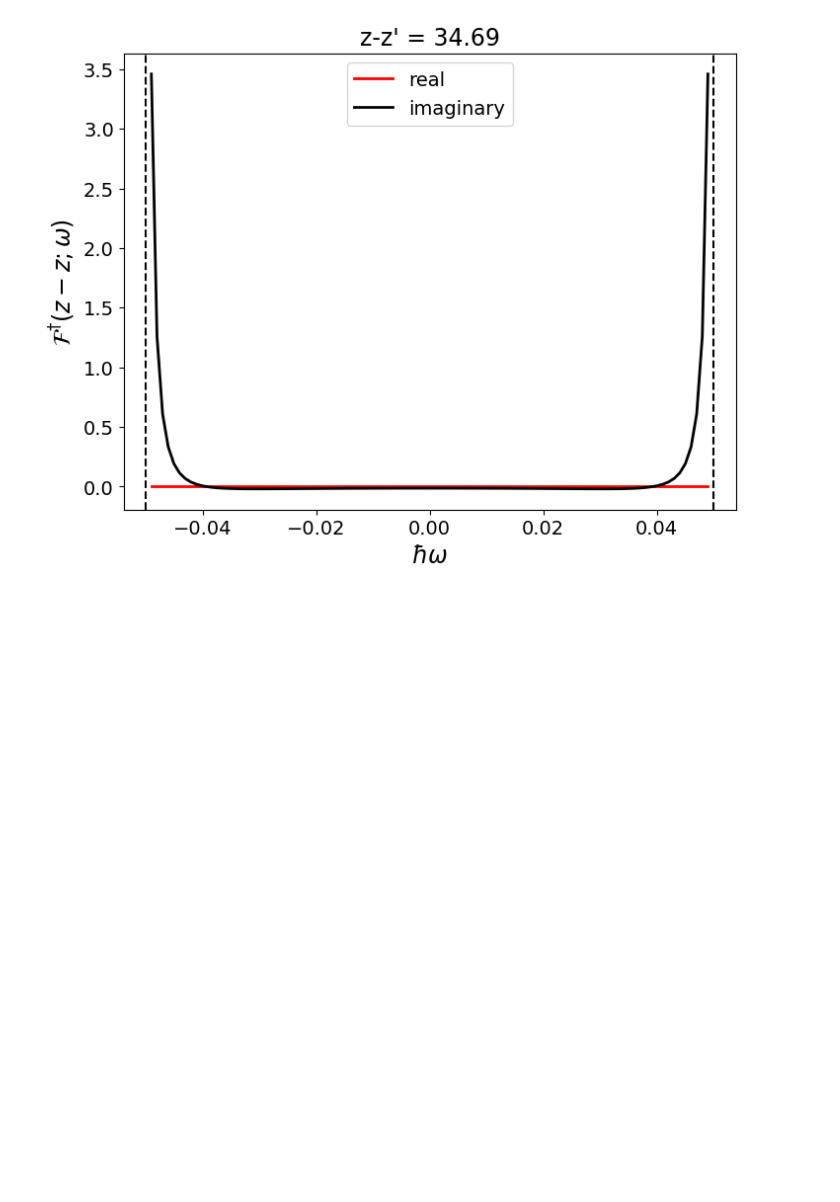
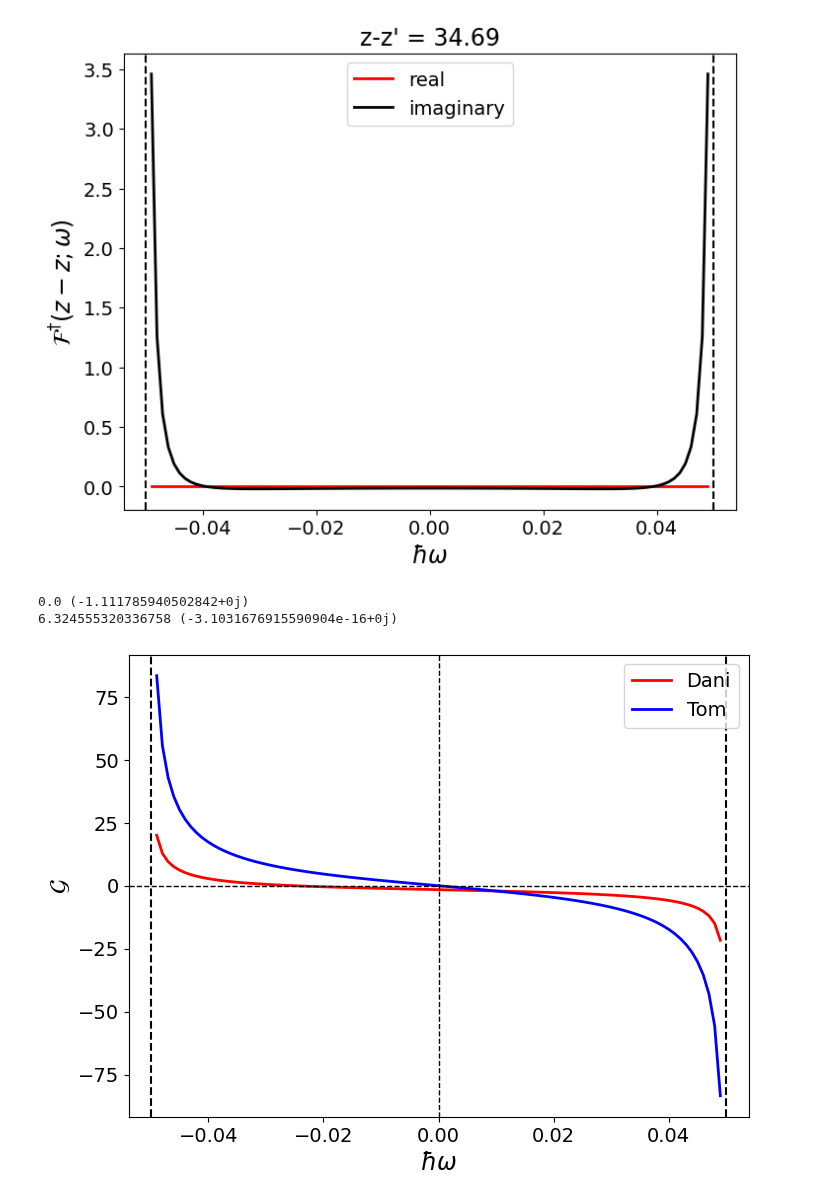
Before and after one commit to danidimic/MTI_SC_Gorkov, a Jupyter notebook: GSC.ipynb, the cells around one changed output. Drawn from its saved outputs; the diff is of its cells as text; code cells hidden in the pictures; blank space fills up the shorter version.

```diff
--- a/GSC.ipynb
+++ b/GSC.ipynb
@@ -307,14 +307,14 @@ def GFnormal(z, Z, kx, ky, mu, Delta, w, t = 1., hbar = 1.):
     # energy e0
     e0 = t*(kx**2+ky**2)-mu
     # frequency w0
-    w0 = np.sqrt( complex((hbar*w)**2 - np.abs(Delta)**2) )
+    w0 = np.sqrt(complex( (hbar*w)**2 - np.abs(Delta)**2 ))
 
     # Omega plus/minus
-    Wp = hbar*w+w0; Wm = hbar*w-w0
+    Wp = hbar*w + w0; Wm = hbar*w - w0
     # poles
-    kp = 1j*np.sqrt(1./t*(e0+w0)); km = 1j*np.sqrt(1./t*(e0-w0))
+    kp = 1j*np.sqrt((e0+w0)/t); km = 1j*np.sqrt((e0-w0)/t)
 
-    return 1j*hbar/(4*t*w0) * ( 1./kp*Wm * np.exp(1j*kp*np.abs(z-Z)) - 1./km*Wp * np.exp(1j*km*np.abs(z-Z)))
+    return 1j*hbar/(4*t*w0) * ( Wm/kp * np.exp(1j*kp*np.abs(z-Z)) - Wp/km * np.exp(1j*km*np.abs(z-Z)))
 # %% [markdown]
 #### <font color='green'> **Plot** </font>
 
@@ -477,0 +500,33 @@ ax.legend(fontsize=14);
+# %%
+energies = np.linspace(-0.049, 0.049, 100)
+# parameters
+Delta = 0.05; mu = 0.025; z = 0.; m = 1.
+# Greens function (Dani)
+gf = np.array([GFnormal(z=z, Z=0., kx=0, ky=0, mu=mu, Delta=Delta, w=w, t=0.5) for w in energies])
+# Greens function (Tom)
+gfTom = np.array([TomGF(mu=mu, Delta=Delta, omega=w, m=m, x=0.) for w in energies])
+
+print( TomGF(mu=mu, Delta=Delta, omega=0., m=m, x=0.), GFnormal(z=z, Z=z, kx=0, ky=0, mu=mu, Delta=Delta, w=0.) )
+print( TomGF(mu=mu, Delta=Delta, omega=-mu, m=m, x=0.), GFnormal(z=z, Z=z, kx=0, ky=0, mu=mu, Delta=Delta, w=-mu) )
+
+
+
+# figure
+fig, ax = plt.subplots(figsize=(8, 6))
+# plot normal GF
+ax.plot(energies, gf.real, c='red', lw=2, label='Dani')
+ax.plot(energies, gfTom.real, c='blue', lw=2, label='Tom')
+
+# energy gap
+ax.axvline(x=Delta, c='black', ls='dashed'); ax.axvline(x=-Delta, c='black', ls='dashed')
+
+ax.axvline(x=0, c='black', lw=1, ls='dashed'); ax.axhline(y=0, c='black', lw=1, ls='dashed')
+
+ax.set_xlabel("$\hbar \omega$", fontsize = 17)
+ax.set_ylabel("$\mathcal{G}$", fontsize = 17)
+ax.tick_params(axis='both', which='major', labelsize=14)
+ax.legend(fontsize = 14);
+# %% [output]
+0.0 (-1.111785940502842+0j)
+6.324555320336758 (-3.1031676915590904e-16+0j)
+[figure, added]
```
Also changed, not shown: parts of 2 cells of this notebook, 6 other files.
